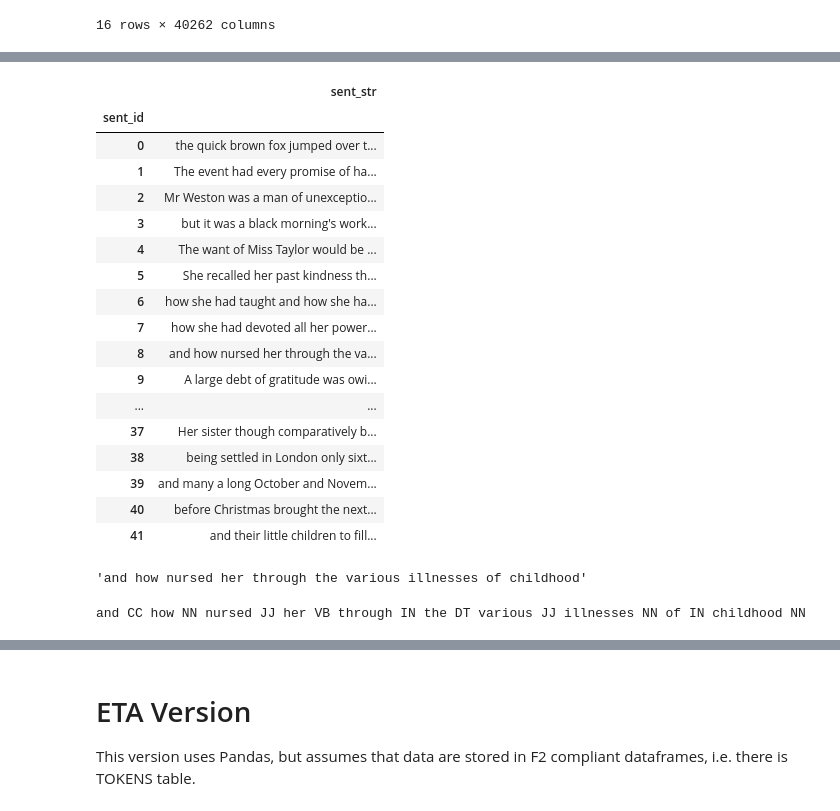
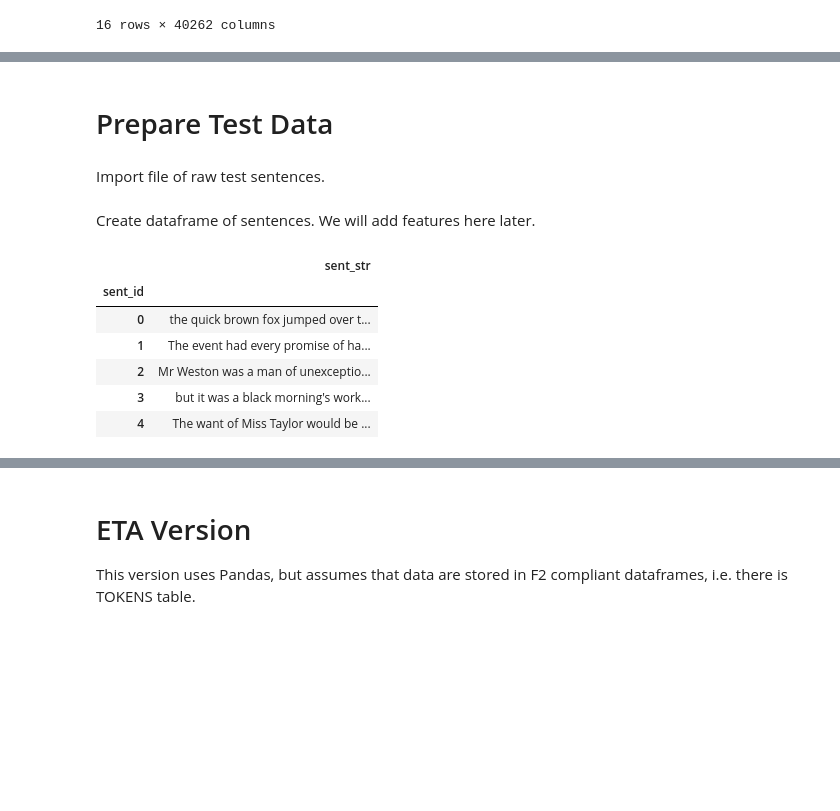
Before and after one commit to ontoligent/DS5001-2023-01-R, a Jupyter notebook: lessons/M04_NLP/M04_02_HMM.ipynb, the cells around one changed output, grey strips where cells are left out. Drawn from its saved outputs; the diff is of its cells as text; code cells hidden in the pictures; blank space fills up the shorter version.

```diff
--- a/lessons/M04_NLP/M04_02_HMM.ipynb
+++ b/lessons/M04_NLP/M04_02_HMM.ipynb
@@ -329,26 +321,21 @@ We also start with using plain old Python constructs -- lists and loops -- and l
+# %% [markdown]
+# Prepare Test Data
+# %% [markdown]
+Import file of raw test sentences.
 # %%
 test_sentences = [s.strip() for s in open(f"{data_home}/misc/test_sentences.txt").readlines()]
+# %% [markdown]
+Create dataframe of sentences. We will add features here later.
 # %%
 TEST_SENTENCES = pd.DataFrame({'sent_str':test_sentences})
 TEST_SENTENCES.index.name = 'sent_id'
 # %%
-TEST_SENTENCES
+TEST_SENTENCES.head()
 # %% [output]
 |  | sent_str |
 | sent_id |  |
 | 0 | the quick brown fox jumped over t... |
 | 1 | The event had every promise of ha... |
 | 2 | Mr Weston was a man of unexceptio... |
 | 3 | but it was a black morning's work... |
 | 4 | The want of Miss Taylor would be ... |
-| 5 | She recalled her past kindness th... |
-| 6 | how she had taught and how she ha... |
-| 7 | how she had devoted all her power... |
-| 8 | and how nursed her through the va... |
-| 9 | A large debt of gratitude was owi... |
-| ... | ... |
-| 37 | Her sister though comparatively b... |
-| 38 | being settled in London only sixt... |
-| 39 | and many a long October and Novem... |
-| 40 | before Christmas brought the next... |
-| 41 | and their little children to fill... |
@@ -357,22 +341,0 @@ my_test = TEST_SENTENCES.sample().sent_str.values[0]
-# %%
-my_test
-# %% [output]
-'and how nursed her through the various illnesses of childhood'
-# %%
-R = [] # List of predicted tags
-L = [] # The Lattice of Coincidence :-)
-for i, w in enumerate(my_test.lower().split()):
-    p1 = AM[R[i-1]] if i > 0 else PI.cp
-    try:
-        p2 = BM[w]
-        p3 = p1 * p2
-    except KeyError: # If the word in not in the training data
-        p3 = p1 # Fallback
-    r = p3.idxmax()
-    R.append(r)
-    print(w, r, end=" ")
-    L.append(p3)
-
-X = pd.DataFrame(L, index=[f"{i}:{w}" for i, w in enumerate(my_test.split())]).T.fillna(0)
-# %% [output]
-and CC how NN nursed JJ her VB through IN the DT various JJ illnesses NN of IN childhood NN
```
Also changed, not shown: parts of 54 cells of this notebook.
